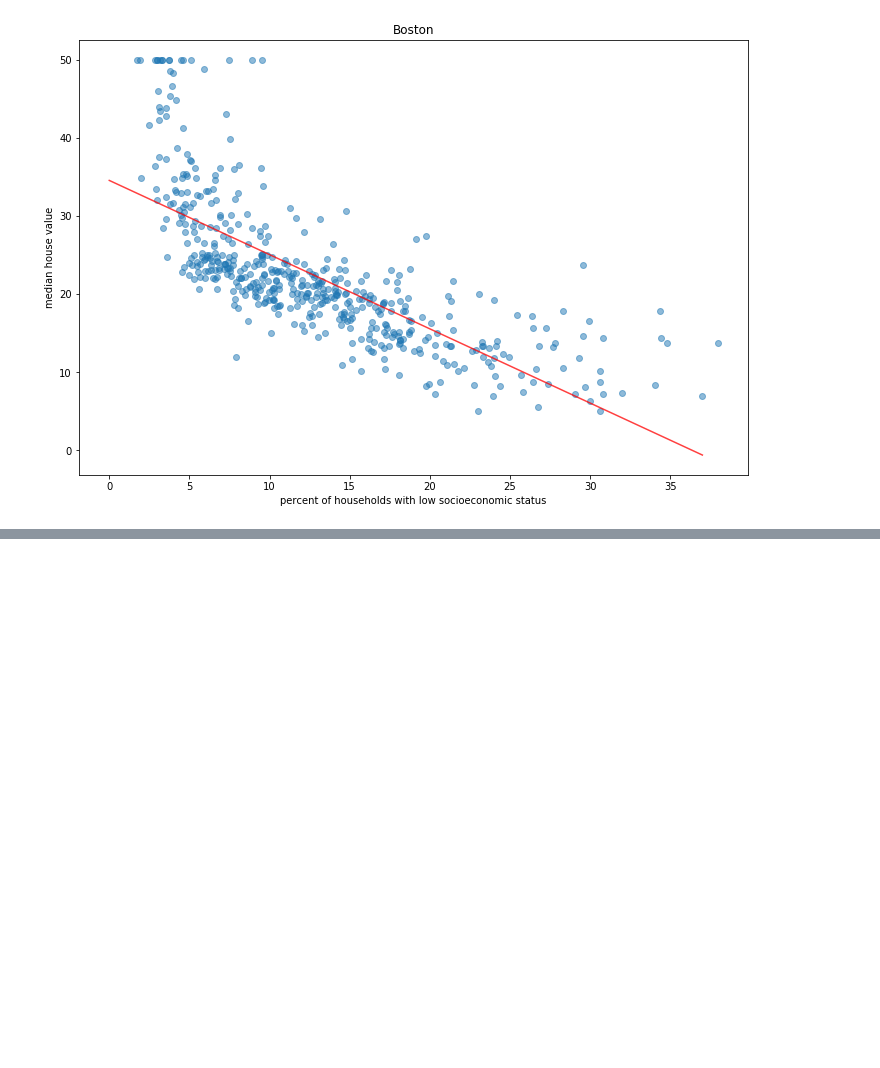
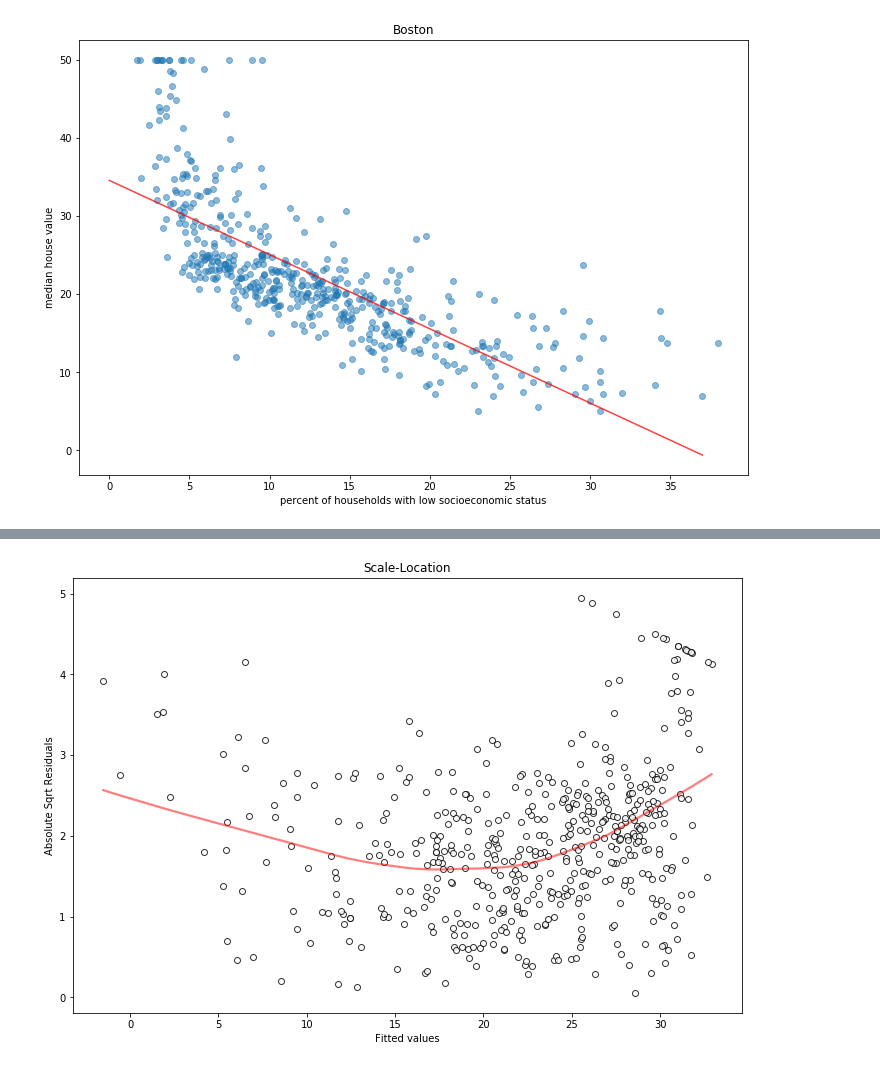
Before and after one commit to fernandezpablo85/isl, a Jupyter notebook: c3/lab_simple_lr.ipynb, the cells around one changed output, grey strips where cells are left out. Cells and saved outputs as stored; diff of their text form; code cells hidden in the pictures; blank space fills up the shorter version.

```diff
--- a/c3/lab_simple_lr.ipynb
+++ b/c3/lab_simple_lr.ipynb
@@ -116,0 +154,9 @@ ax.set_title('Boston');
+# %%
+fig, ax = plt.subplots(1, 1, figsize=(12,8))
+abs_sqrt_resid = np.sqrt(np.abs(residuals))
+sns.regplot(fitted, abs_sqrt_resid, lowess=True, line_kws=resid_line_kw, scatter_kws=resid_scatter_kw, ax=ax)
+ax.set_title('Scale-Location')
+ax.set_xlabel('Fitted values')
+ax.set_ylabel('Absolute Sqrt Residuals');
+# %% [output]
+[figure, added]
```
Also changed, not shown: parts of 6 cells of this notebook.
